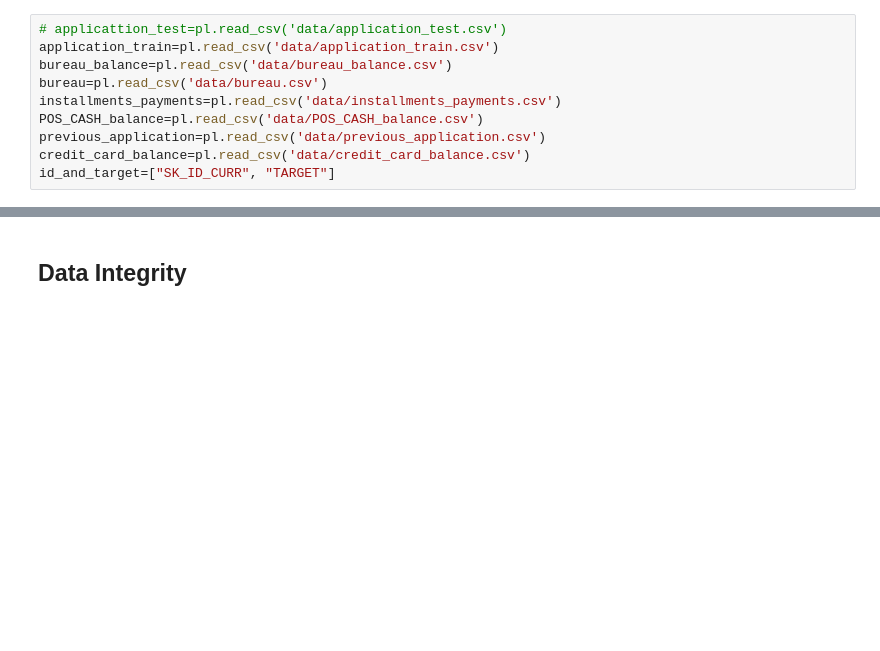
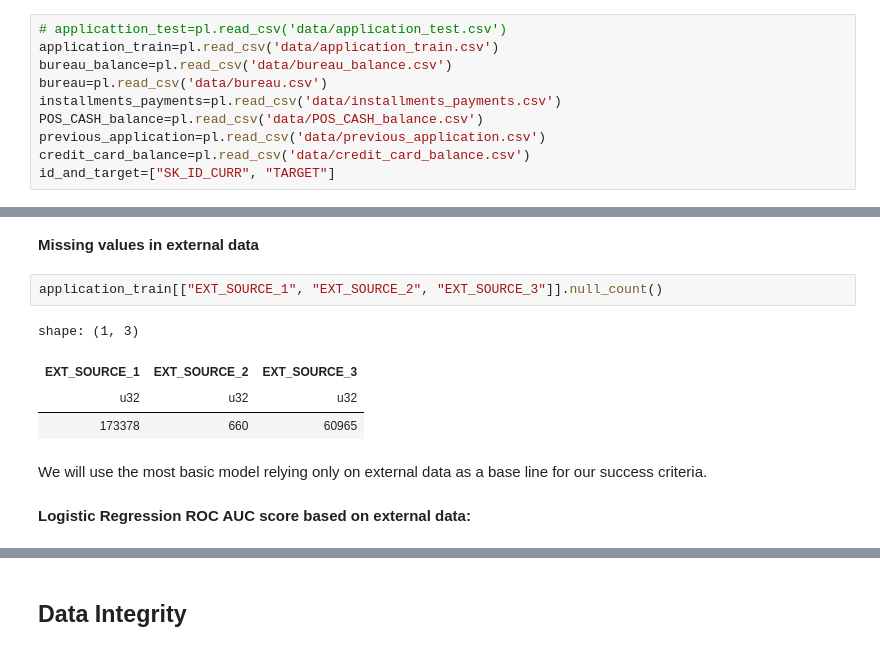
Before and after one commit to gediminas-skvarnavicius/home-credit-group-ml, a Jupyter notebook: EDA.ipynb, the cells around one changed output, grey strips where cells are left out. Drawn from its saved outputs; the diff is of its cells as text; blank space fills up the shorter version.

```diff
--- a/EDA.ipynb
+++ b/EDA.ipynb
@@ -40,0 +115,13 @@ id_and_target=["SK_ID_CURR", "TARGET"]
+# %% [markdown]
+**Missing values in external data**
+# %%
+application_train[["EXT_SOURCE_1", "EXT_SOURCE_2", "EXT_SOURCE_3"]].null_count()
+# %% [output]
+shape: (1, 3)
+| EXT_SOURCE_1 | EXT_SOURCE_2 | EXT_SOURCE_3 |
+| u32 | u32 | u32 |
+| 173378 | 660 | 60965 |
+# %% [markdown]
+We will use the most basic model relying only on external data as a base line for our success criteria.
+# %% [markdown]
+**Logistic Regression ROC AUC score based on external data:**
```
Also changed, not shown: parts of 16 cells of this notebook, 4 other files.
